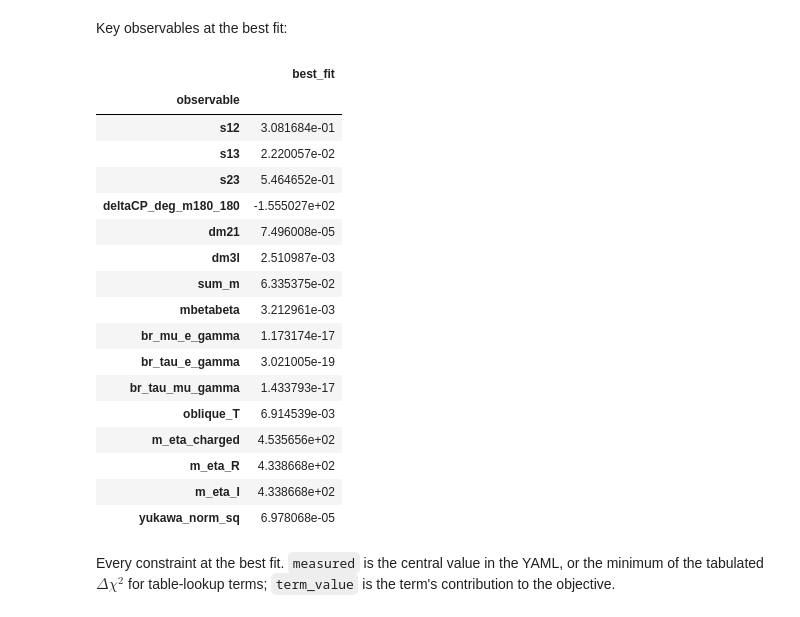
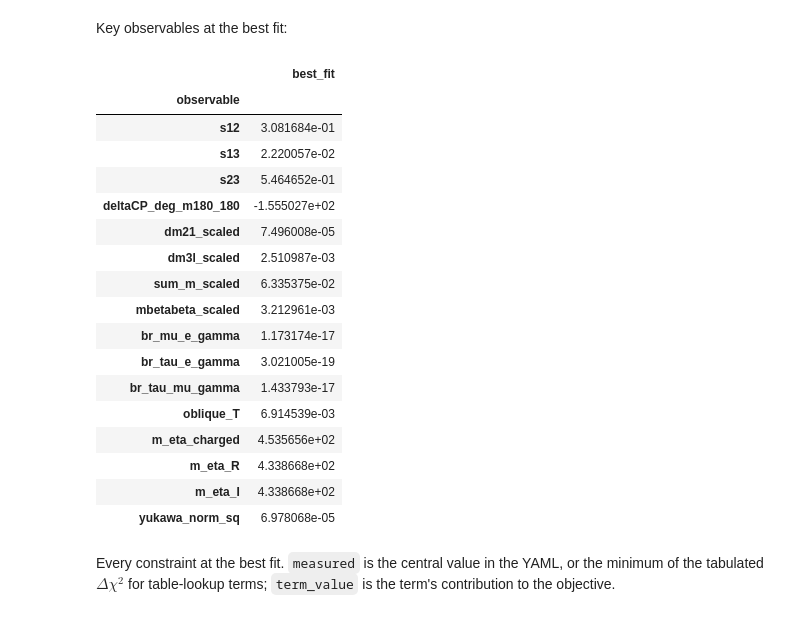
Before and after one commit to mbelfkir/bsmscanner, a Jupyter notebook: notebooks/scotogenic_ma.ipynb, the cells around one changed output. Drawn from its saved outputs; the diff is of its cells as text; code cells hidden in the pictures.

```diff
--- a/notebooks/scotogenic_ma.ipynb
+++ b/notebooks/scotogenic_ma.ipynb
@@ -300,19 +300,19 @@ best objective: 0.6401633583240858
 # %% [markdown]
 Key observables at the best fit:
 # %%
-shown = [name for name in ['s12', 's13', 's23', 'deltaCP_deg_m180_180', 'dm21', 'dm3l', 'sum_m', 'mbetabeta', 'br_mu_e_gamma', 'br_tau_e_gamma', 'br_tau_mu_gamma', 'oblique_T', 'm_eta_charged', 'm_eta_R', 'm_eta_I', 'yukawa_norm_sq'] if name in best["outputs"]]
+shown = [name for name in ['s12', 's13', 's23', 'deltaCP_deg_m180_180', 'dm21_scaled', 'dm3l_scaled', 'sum_m_scaled', 'mbetabeta_scaled', 'br_mu_e_gamma', 'br_tau_e_gamma', 'br_tau_mu_gamma', 'oblique_T', 'm_eta_charged', 'm_eta_R', 'm_eta_I', 'yukawa_norm_sq'] if name in best["outputs"]]
 display(pd.DataFrame({"best_fit": {name: best["outputs"][name] for name in shown}}).rename_axis("observable"))
 # %% [output]
 |  | best_fit |
 | observable |  |
 | s12 | 3.081684e-01 |
 | s13 | 2.220057e-02 |
 | s23 | 5.464652e-01 |
 | deltaCP_deg_m180_180 | -1.555027e+02 |
-| dm21 | 7.496008e-05 |
-| dm3l | 2.510987e-03 |
-| sum_m | 6.335375e-02 |
-| mbetabeta | 3.212961e-03 |
+| dm21_scaled | 7.496008e-05 |
+| dm3l_scaled | 2.510987e-03 |
+| sum_m_scaled | 6.335375e-02 |
+| mbetabeta_scaled | 3.212961e-03 |
 | br_mu_e_gamma | 1.173174e-17 |
 | br_tau_e_gamma | 3.021005e-19 |
 | br_tau_mu_gamma | 1.433793e-17 |
```
Also changed, not shown: parts of 4 cells of this notebook, 30 other files.
